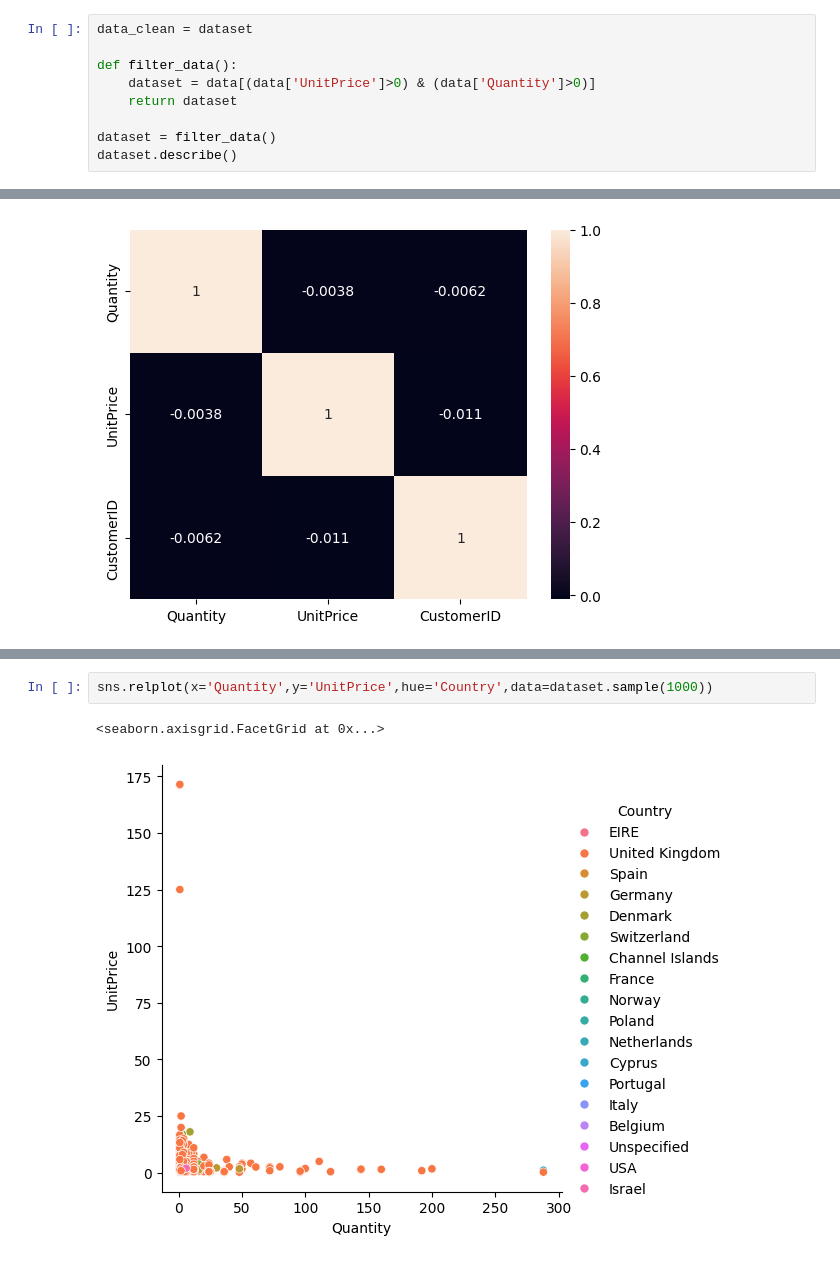
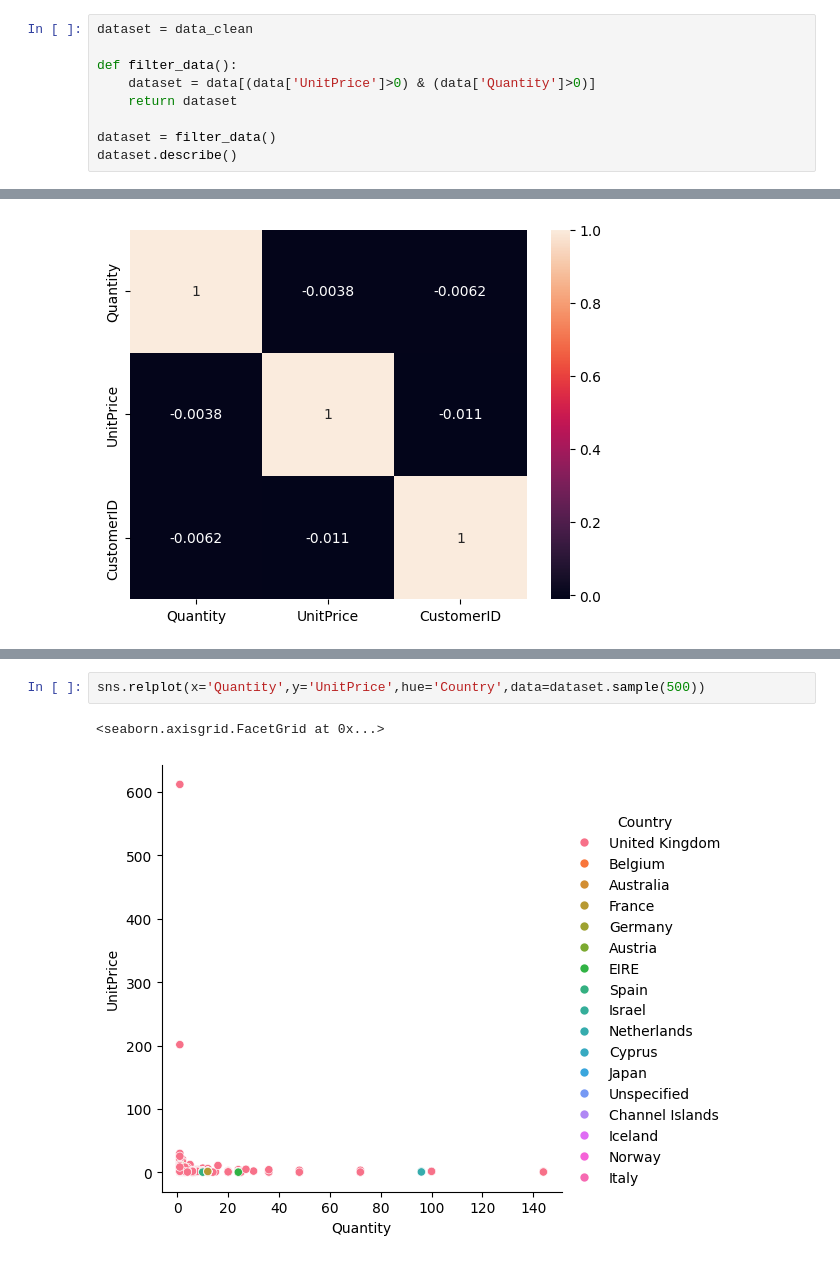
Before and after one commit to AnushkaNibandhe/Projects, a Jupyter notebook: eda.ipynb, the cells around one changed output, grey strips where cells are left out. Drawn from its saved outputs; the diff is of its cells as text.

```diff
--- a/eda.ipynb
+++ b/eda.ipynb
@@ -99,7 +99,7 @@ def remove_outliers(data, column_name):
 data_clean = remove_outliers(data, 'Quantity')
 data_clean = remove_outliers(data, 'UnitPrice')
 # %%
-data_clean = dataset
+dataset = data_clean
 
 def filter_data():
     dataset = data[(data['UnitPrice']>0) & (data['Quantity']>0)]
@@ -146,6 +146,6 @@ sns.pairplot(sampleset)
 # %%
-sns.relplot(x='Quantity',y='UnitPrice',hue='Country',data=dataset.sample(1000))
+sns.relplot(x='Quantity',y='UnitPrice',hue='Country',data=dataset.sample(500))
 # %% [output]
 <seaborn.axisgrid.FacetGrid at 0x...>
-[figure, old version]
+[figure, new version]
 # %%
```
Also changed, not shown: parts of 6 cells of this notebook.
